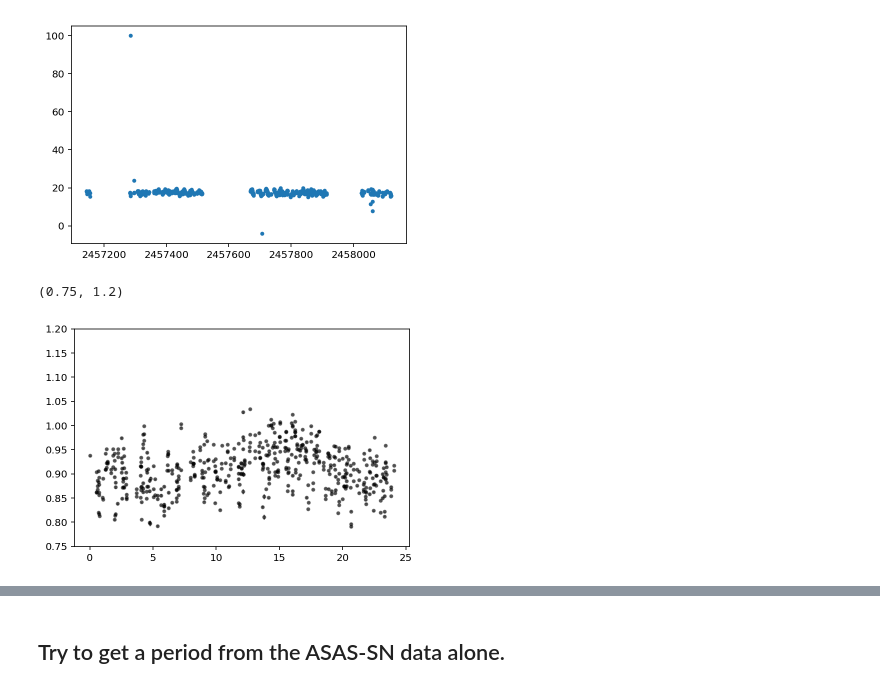
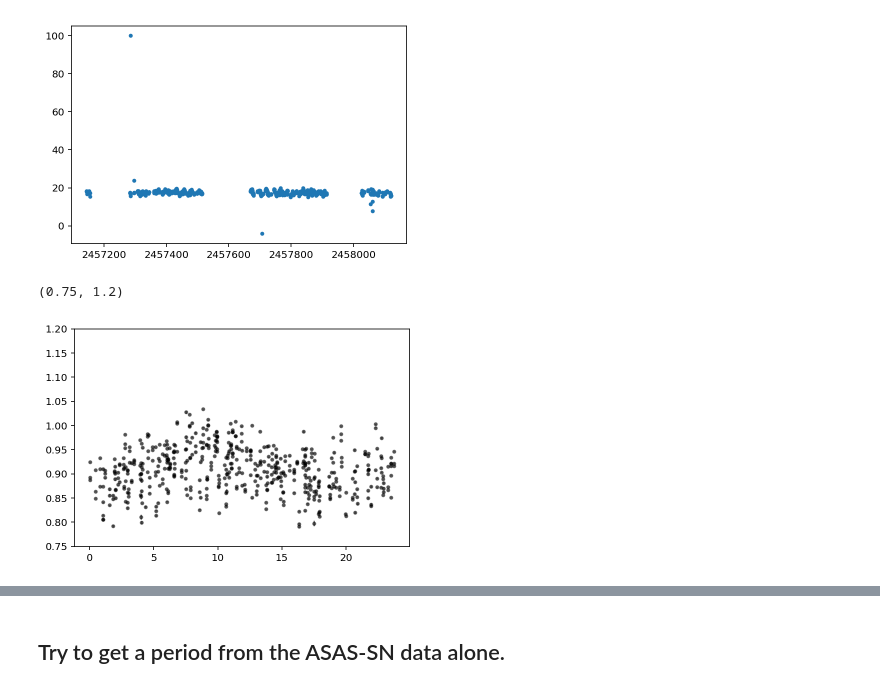
Before and after one commit to BrownDwarf/subsub, a Jupyter notebook: notebooks/subsub_ASASSN_photometry_analysis.ipynb, the cells around one changed output, grey strips where cells are left out. Drawn from its saved outputs; the diff is of its cells as text; code cells hidden in the pictures.

```diff
--- a/notebooks/subsub_ASASSN_photometry_analysis.ipynb
+++ b/notebooks/subsub_ASASSN_photometry_analysis.ipynb
@@ -32,11 +43,14 @@ plt.plot(df.HJD, df['flux(mJy)'], '.')
 [figure]
 # %%
 #plt.plot(np.mod(df.HJD,23.897574) , df['flux(mJy)']/260.0, '.')
-plt.errorbar(np.mod(df.HJD,24.0798) , df['flux(mJy)']/np.nanmedian(df['flux(mJy)'])/1.1, df['flux_err']/260.0, fmt='k.', alpha=0.5)
+P_rot_alt = 24.0798
+P_rot = 23.818942
+plt.errorbar(np.mod(df.HJD, P_rot) , df['flux(mJy)']/np.nanmedian(df['flux(mJy)'])/1.1, df['flux_err']/260.0, fmt='k.', alpha=0.5)
+
 plt.ylim(0.75, 1.20)
 # %% [output]
 (0.75, 1.2)
-[figure, old version]
+[figure, new version]
 # %%
 plt.figure(figsize=(12, 7))
 plt.plot(df.HJD, df['flux(mJy)'], '.')
```
Also changed, not shown: parts of 6 cells of this notebook.
